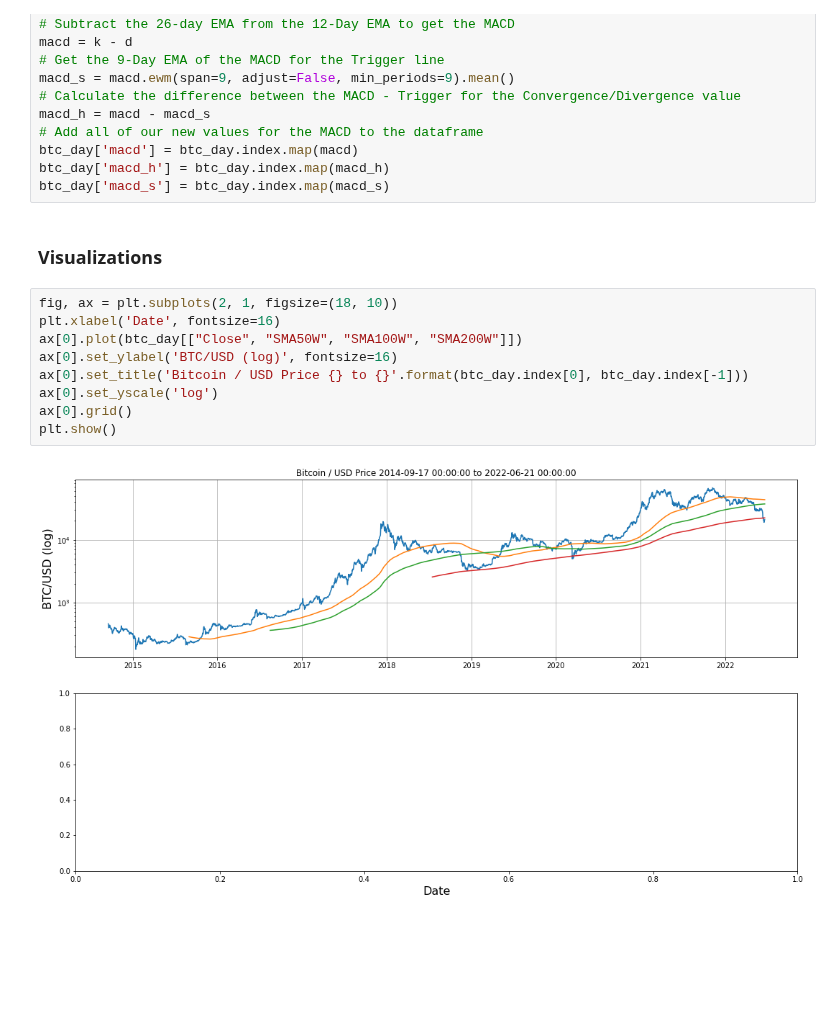
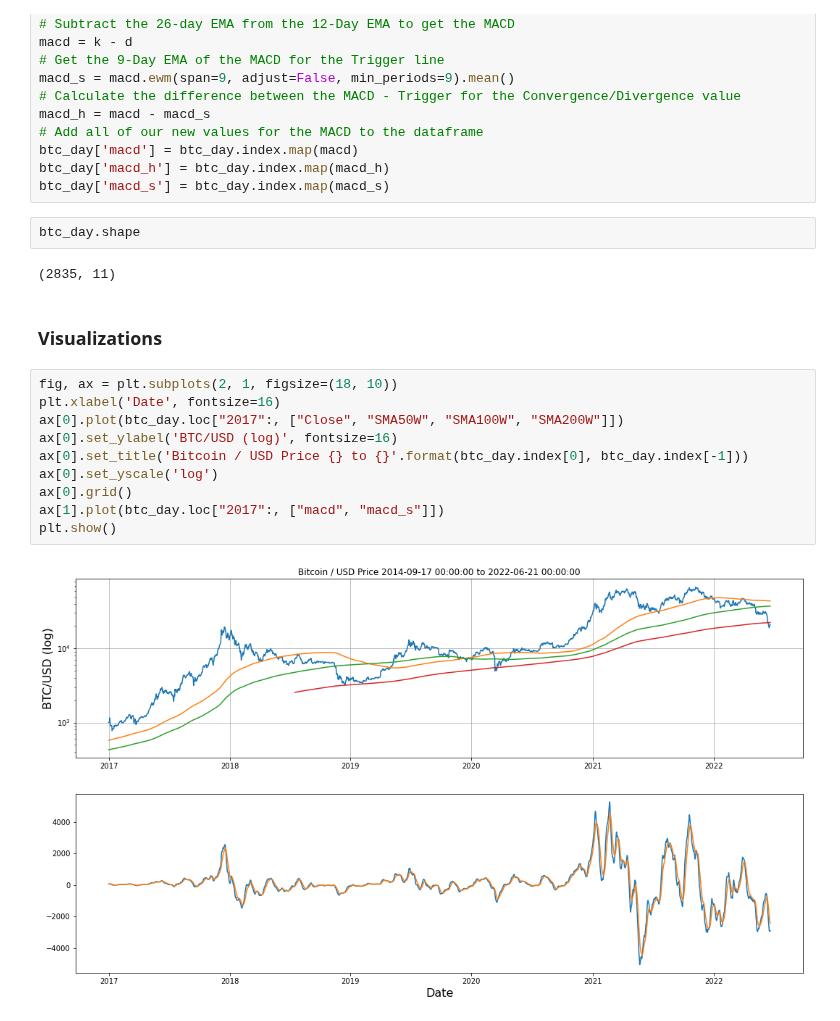
Before and after one commit to rmarinplana/personalProjects, a Jupyter notebook: btc_usd.ipynb, the cells around one changed output. Cells and saved outputs as stored; diff of their text form; blank space fills up the shorter version.

Commit message:
Add macd viz

```diff
--- a/btc_usd.ipynb
+++ b/btc_usd.ipynb
@@ -192,16 +192,21 @@ macd_h = macd - macd_s
 btc_day['macd'] = btc_day.index.map(macd)
 btc_day['macd_h'] = btc_day.index.map(macd_h)
 btc_day['macd_s'] = btc_day.index.map(macd_s)
+# %%
+btc_day.shape
+# %% [output]
+(2835, 11)
 # %% [markdown]
 ### Visualizations
 # %%
 fig, ax = plt.subplots(2, 1, figsize=(18, 10))
 plt.xlabel('Date', fontsize=16)
-ax[0].plot(btc_day[["Close", "SMA50W", "SMA100W", "SMA200W"]])
+ax[0].plot(btc_day.loc["2017":, ["Close", "SMA50W", "SMA100W", "SMA200W"]])
 ax[0].set_ylabel('BTC/USD (log)', fontsize=16)
 ax[0].set_title('Bitcoin / USD Price {} to {}'.format(btc_day.index[0], btc_day.index[-1]))
 ax[0].set_yscale('log')
 ax[0].grid()
+ax[1].plot(btc_day.loc["2017":, ["macd", "macd_s"]])
 plt.show()
 # %% [output]
-[figure, old version]
+[figure, new version]
```
